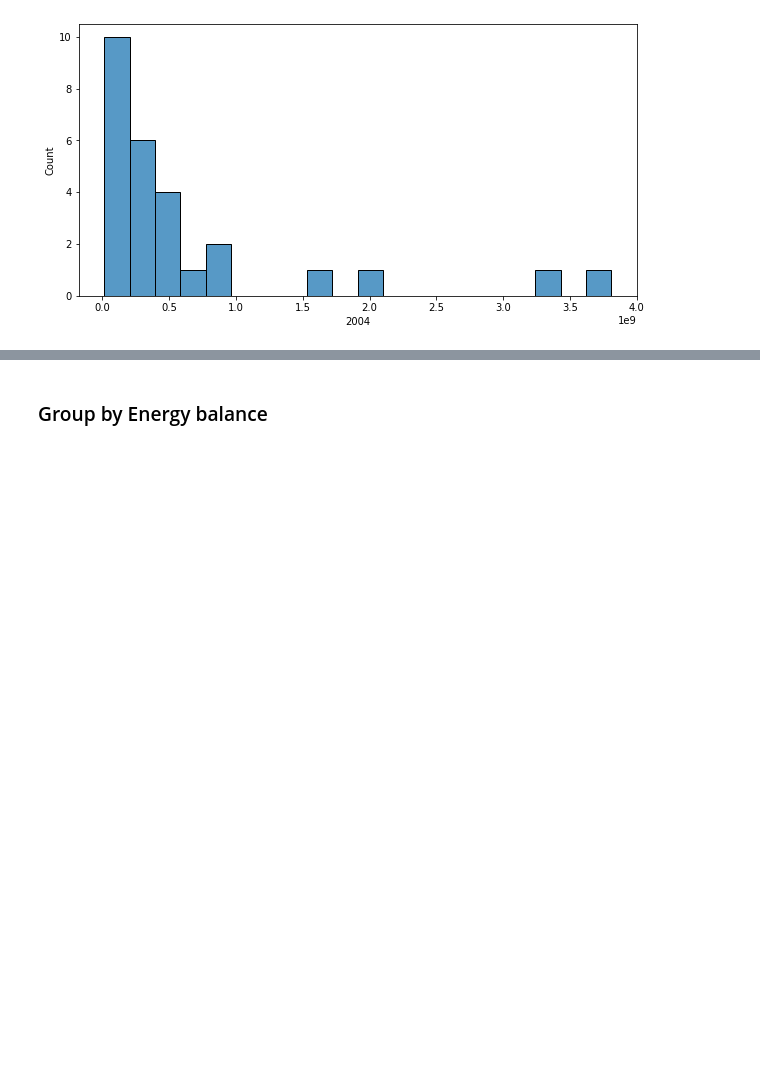
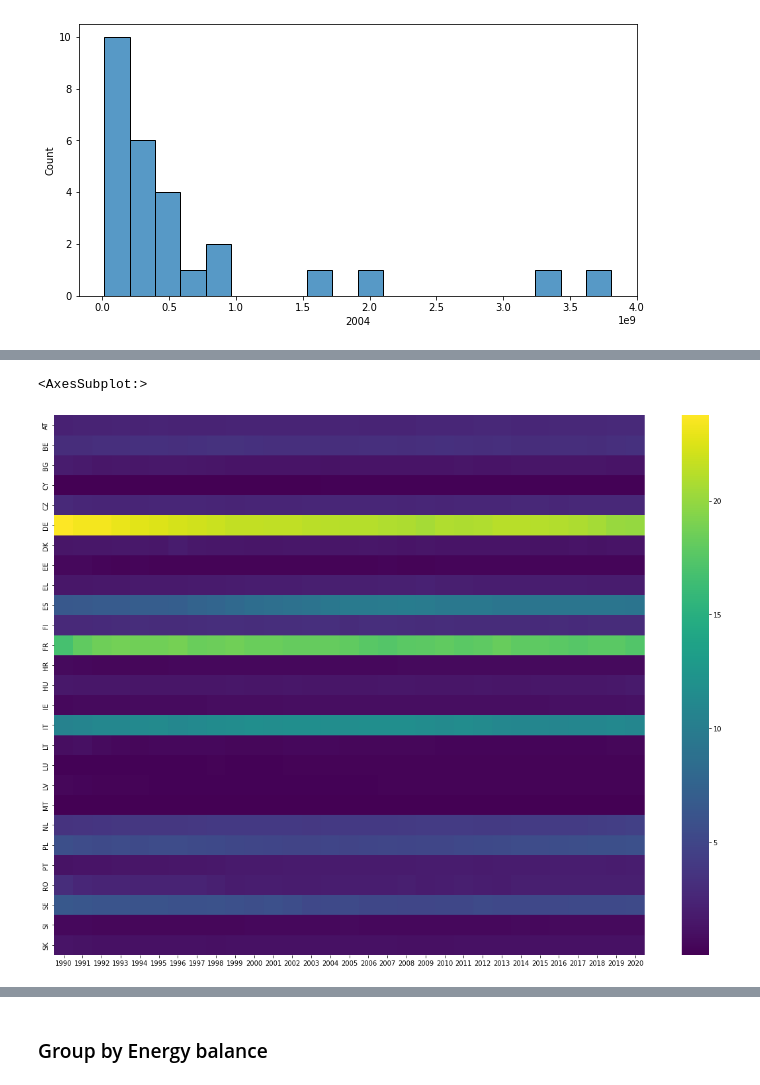
Before and after one commit to SinanSeyhan/green-electricity-project, a Jupyter notebook: notebooks/armin_data_analysis_consumption.ipynb, the cells around one changed output, grey strips where cells are left out. Saved outputs shown, nothing was run; the diff lists cells and outputs as text; code cells hidden in the pictures; blank space fills up the shorter version.

```diff
--- a/notebooks/armin_data_analysis_consumption.ipynb
+++ b/notebooks/armin_data_analysis_consumption.ipynb
@@ -340,0 +343,3 @@ sns.histplot(consumption_df_country_sums.set_index('Alpha_2_code')['2004'], bins
+# %%
+consumption_df_country_perc = (consumption_df_country_sums.set_index('Alpha_2_code')/consumption_df_country_sums.set_index('Alpha_2_code').sum()) * 100
+consumption_df_country_perc
@@ -340,0 +366,9 @@ sns.histplot(consumption_df_country_sums.set_index('Alpha_2_code')['2004'], bins
+# %%
+consumption_df_country_perc.reset_index(inplace=True)
+mask = consumption_df_country_perc.loc[:, '1990':'2020'] == 0
+# %%
+fig, ax = plt.subplots(figsize=(20,15))
+sns.heatmap(consumption_df_country_perc.loc[:, '1990':'2020'], yticklabels=consumption_df_country_perc['Alpha_2_code'], mask=mask, cmap="viridis")
+# %% [output]
+<AxesSubplot:>
+[figure, added]
```
Also changed, not shown: parts of 22 cells of this notebook.
